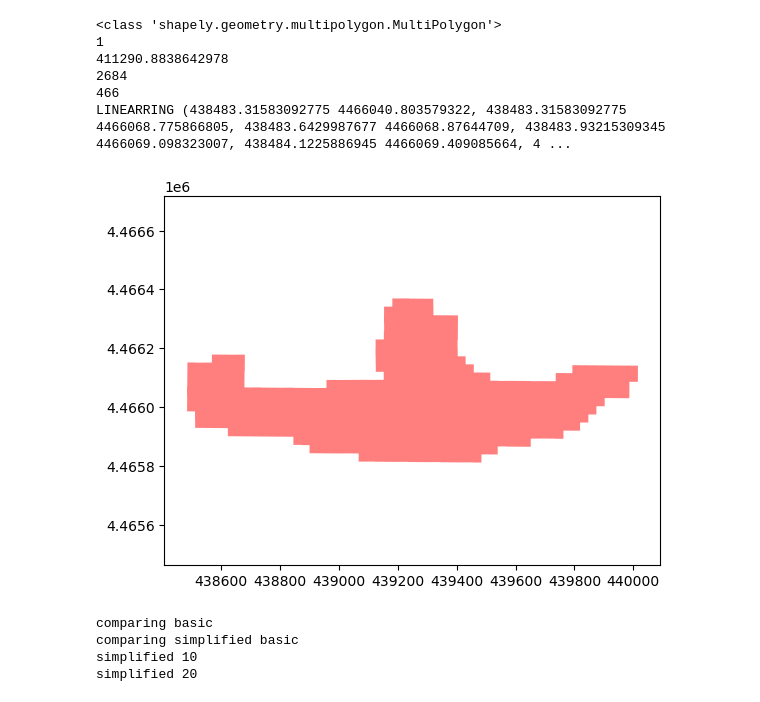
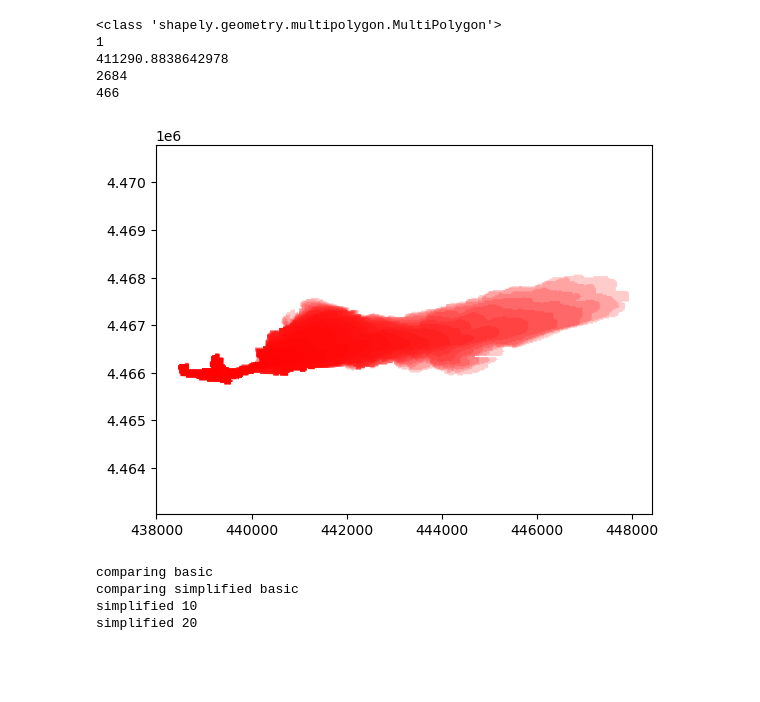
Before and after one commit to j-gams/fastfirespeed, a Jupyter notebook: fire_perims.ipynb, the cells around one changed output. Cells and saved outputs as stored; diff of their text form; code cells hidden in the pictures; blank space fills up the shorter version.

```diff
--- a/fire_perims.ipynb
+++ b/fire_perims.ipynb
@@ -57,22 +43,25 @@ print(data.iloc[idx]["geometry"].geoms[0].area)
 print(len(data.iloc[idx]["geometry"].geoms[0].exterior.coords))
 simple_poly = data.iloc[idx]["geometry"].geoms[0].simplify(0.05).exterior
 print(len(simple_poly.coords))
-print(simple_poly)
+#print(simple_poly)
 # %% [output]
 <class 'shapely.geometry.multipolygon.MultiPolygon'>
 1
 411290.8838642978
 2684
 466
-LINEARRING (438483.31583092775 4466040.803579322, 438483.31583092775 4466068.775866805, 438483.6429987677 4466068.87644709, 438483.93215309345 4466069.098323007, 438484.1225886945 4466069.409085664, 4 ...
 # %%
 fig, axs = plt.subplots()
 axs.set_aspect('equal', 'datalim')
-xs, ys = simple_poly.xy
-axs.fill(xs, ys, alpha=0.5, fc='r', ec='none')
+runfor = 20
+for i in range(runfor):
+    xsi, ysi = data.iloc[i]["geometry"].geoms[0].simplify(0.05).exterior.xy
+    axs.fill(xsi, ysi, alpha=0.2, fc='r', ec='none')
+#xs1, ys1 = data.iloc[1]["geometry"].geoms[0].simplify(0.05).exterior.xy
+
 plt.show()
 # %% [output]
-[figure, old version]
+[figure, new version]
 # %%
 ### evaluate distance
 def dist(a, b):
```
Also changed, not shown: parts of 7 cells of this notebook.
